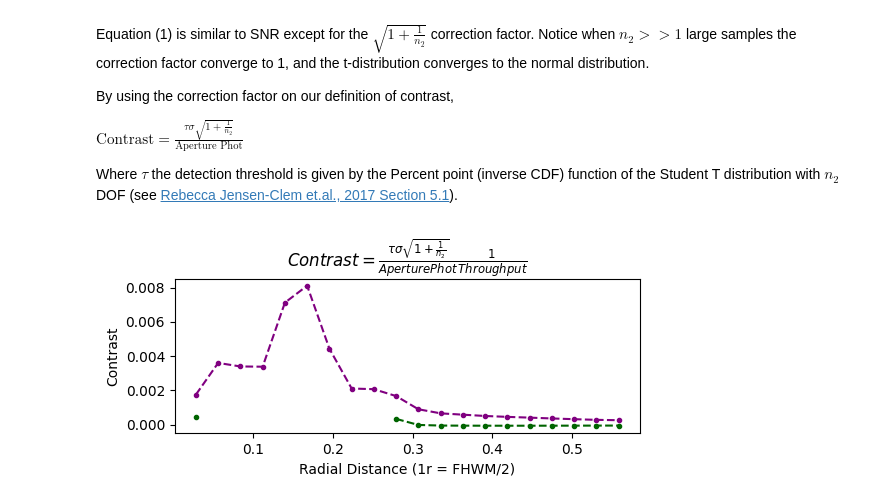
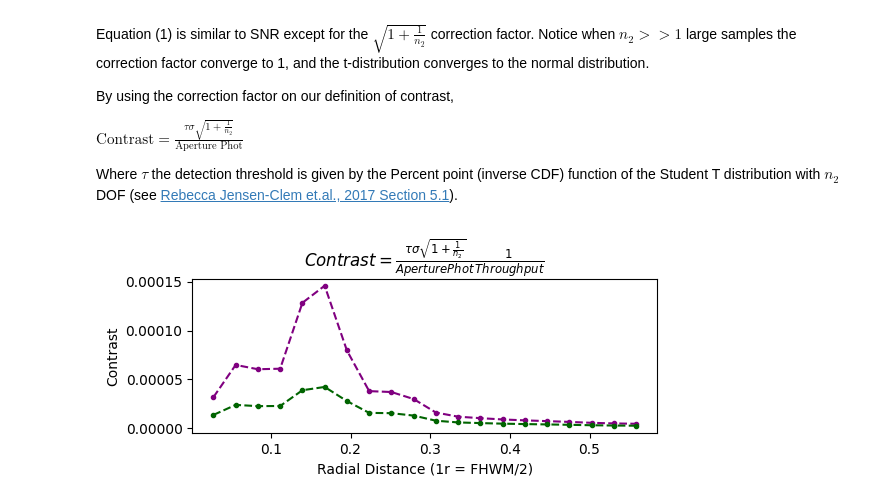
Before and after one commit to yemsnucleus/NEGFC, a Jupyter notebook: presentation/notebooks/contrast_curve.ipynb, the cells around one changed output. Saved outputs shown, nothing was run; the diff lists cells and outputs as text; code cells hidden in the pictures.

```diff
--- a/presentation/notebooks/contrast_curve.ipynb
+++ b/presentation/notebooks/contrast_curve.ipynb
@@ -120,0 +130,7 @@ ap_phot = get_aperture_photometry(psfs,
+# %%
+from photutils.aperture import aperture_photometry, CircularAperture
+aper = CircularAperture((cube.shape[1]/2, cube.shape[2]/2),
+                        r=row['fwhm_mean'] / 2.)
+obj_flux_i = aperture_photometry(cube[0], aper, method='exact')
+ap_phot = obj_flux_i['aperture_sum'][0]
+ap_phot
@@ -143,7 +161,7 @@ throughput, opt_summary = get_throughput(
                         fwhm=row['fwhm_mean'],
                         rad_distances=rad_dist_px,
                         regions=regions,
-                        K=5,
-                        window_size=15,
+                        K=1,
+                        window_size=10,
                         optimize=True) #  for testing, if False it uses the optimal parameter to calculate ratios
 # %% [output]
@@ -219,11 +244,11 @@ from core.metrics import correct_contrast
 corr_contrast = correct_contrast(contrast, regions, ap_phot)
 # %%
 plt.figure(figsize=(6, 2))
-plt.plot(rd*0.01225, np.array(contrast)*throughput, marker='.', linestyle='--', color='purple')
-plt.plot(rd*0.01225, np.array(corr_contrast)*throughput, marker='.', linestyle='--', color='darkgreen')
+plt.plot(rad_dist_px*0.01225, np.array(contrast)*throughput, marker='.', linestyle='--', color='purple')
+plt.plot(rad_dist_px*0.01225, np.array(corr_contrast)*throughput, marker='.', linestyle='--', color='darkgreen')
 plt.ylabel(r'Contrast')
 plt.xlabel('Radial Distance (1r = FHWM/2)')
 plt.title(r'$Contrast=\frac{\tau\sigma\sqrt{1+\frac{1}{n_2}}}{AperturePhot} \frac{1}{Throughput}$')
 plt.show()
 # %% [output]
-[figure, old version]
+[figure, new version]
```
Also changed, not shown: parts of 10 cells of this notebook, 6 other files.
